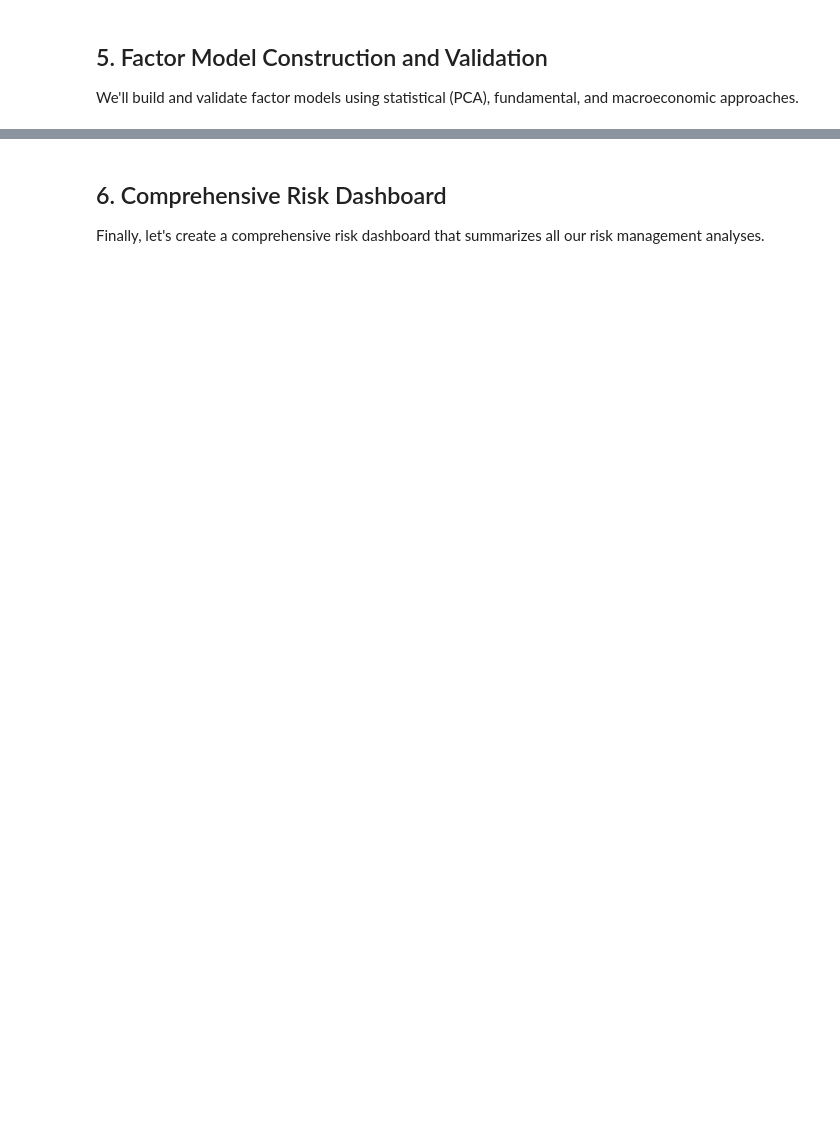
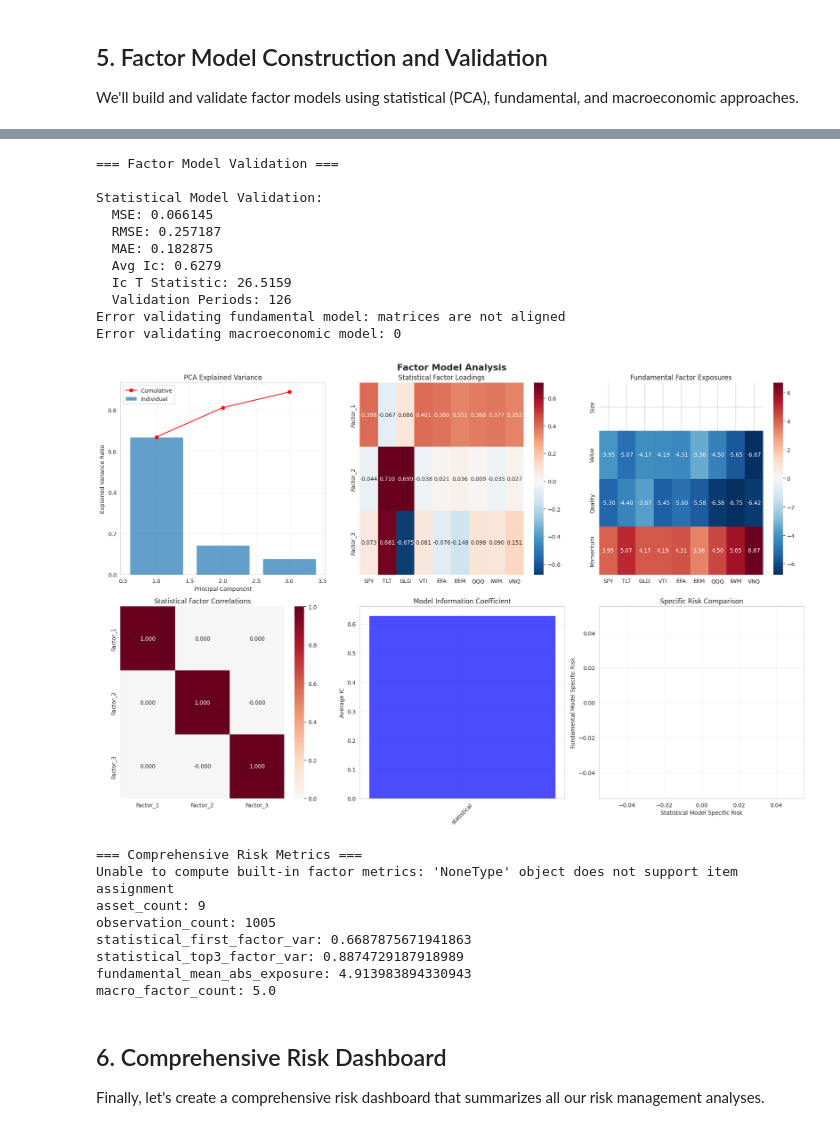
Before and after one commit to metzlerk/Quant-Research-Portfolio, a Jupyter notebook: 04_risk_management/risk_analysis.ipynb, the cells around one changed output, grey strips where cells are left out. Saved outputs shown, nothing was run; the diff lists cells and outputs as text; code cells hidden in the pictures; blank space fills up the shorter version.

```diff
--- a/04_risk_management/risk_analysis.ipynb
+++ b/04_risk_management/risk_analysis.ipynb
@@ -429,8 +427,21 @@ We'll implement the Black-Litterman model enhanced with machine learning-generat
 # Prepare data for Black-Litterman optimization
 print("=== Black-Litterman Portfolio Optimization ===")
 
-# Use subset of assets for cleaner demonstration
-bl_assets = ['SPY', 'TLT', 'GLD', 'EFA', 'EEM']
+# Preferred subset of assets for cleaner demonstration
+preferred_bl_assets = ['SPY', 'TLT', 'GLD', 'EFA', 'EEM']
+available_bl_assets = [asset for asset in preferred_bl_assets if asset in returns_df.columns]
+missing_bl_assets = [asset for asset in preferred_bl_assets if asset not in returns_df.columns]
+
+if missing_bl_assets:
+    print(f"Missing assets in current dataset: {missing_bl_assets}")
+    print(f"Proceeding with available assets: {available_bl_assets}")
+
+if len(available_bl_assets) < 2:
+    raise ValueError(
+        f"Need at least 2 assets for optimization, but only found: {available_bl_assets}"
+    )
+
+bl_assets = available_bl_assets
 bl_returns = returns_df[bl_assets].dropna()
 
 print(f"Optimizing portfolio with {len(bl_assets)} assets")
@@ -1080,36 +1272,68 @@ if any([statistical_model, fundamental_model, macro_model]):
         fund_specific = fundamental_model['specific_risks']
 
         common_assets = stat_specific.index.intersection(fund_specific.index)
 
         axes[1, 2].scatter(stat_specific[common_assets], fund_specific[common_assets], alpha=0.7)
 
         # Add diagonal line
         min_val = min(stat_specific[common_assets].min(), fund_specific[common_assets].min())
         max_val = max(stat_specific[common_assets].max(), fund_specific[common_assets].max())
         axes[1, 2].plot([min_val, max_val], [min_val, max_val], 'r--', alpha=0.5)
 
         # Add asset labels
         for asset in common_assets:
             axes[1, 2].annotate(asset, (stat_specific[asset], fund_specific[asset]),
                                xytext=(2, 2), textcoords='offset points', fontsize=8)
 
         axes[1, 2].set_xlabel('Statistical Model Specific Risk')
         axes[1, 2].set_ylabel('Fundamental Model Specific Risk')
         axes[1, 2].set_title('Specific Risk Comparison')
         axes[1, 2].grid(True, alpha=0.3)
 
     plt.tight_layout()
     plt.show()
 
-# Calculate comprehensive risk metrics
+# Calculate comprehensive risk metrics using a safe notebook-side fallback
 print("\n=== Comprehensive Risk Metrics ===")
-comprehensive_metrics = factor_builder.calculate_risk_metrics()
+try:
+    comprehensive_metrics = factor_builder.calculate_risk_metrics()
+except Exception as e:
+    print(f"Unable to compute built-in factor metrics: {e}")
+    comprehensive_metrics = {
+        'asset_count': len(factor_assets),
+        'observation_count': len(factor_returns),
+        'statistical_first_factor_var': float(statistical_model['explained_variance'][0]) if statistical_model else np.nan,
+        'statistical_top3_factor_var': float(np.sum(statistical_model['explained_variance'][:3])) if statistical_model else np.nan,
+        'fundamental_mean_abs_exposure': float(fundamental_exposures.abs().mean().mean()) if fundamental_model else np.nan,
+        'macro_factor_count': float(macro_factors.shape[1]) if 'macro_factors' in locals() else np.nan,
+    }
 
 for metric, value in comprehensive_metrics.items():
     if isinstance(value, float):
-        print(f"{metric}: {value:.6f}")
+        print(f"{metric}: {value}")
     else:
         print(f"{metric}: {value}")
+# %% [output]
+=== Factor Model Validation ===
+
+Statistical Model Validation:
+  MSE: 0.066145
+  RMSE: 0.257187
+  MAE: 0.182875
+  Avg Ic: 0.6279
+  Ic T Statistic: 26.5159
+  Validation Periods: 126
+Error validating fundamental model: matrices are not aligned
+Error validating macroeconomic model: 0
+[figure, added]
+=== Comprehensive Risk Metrics ===
+Unable to compute built-in factor metrics: 'NoneType' object does not support item assignment
+asset_count: 9
+observation_count: 1005
+statistical_first_factor_var: 0.6687875671941863
+statistical_top3_factor_var: 0.8874729187918989
+fundamental_mean_abs_exposure: 4.913983894330943
+macro_factor_count: 5.0
 # %% [markdown]
 ## 6. Comprehensive Risk Dashboard
 
```
Also changed, not shown: parts of 12 cells of this notebook, 5 other files.
